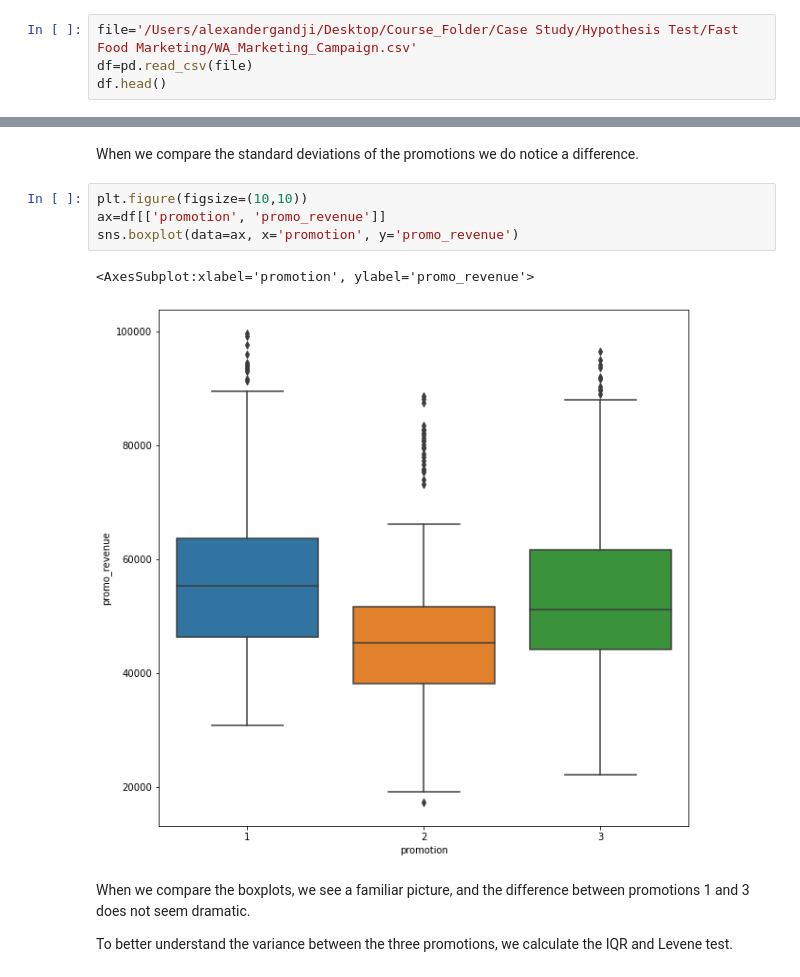
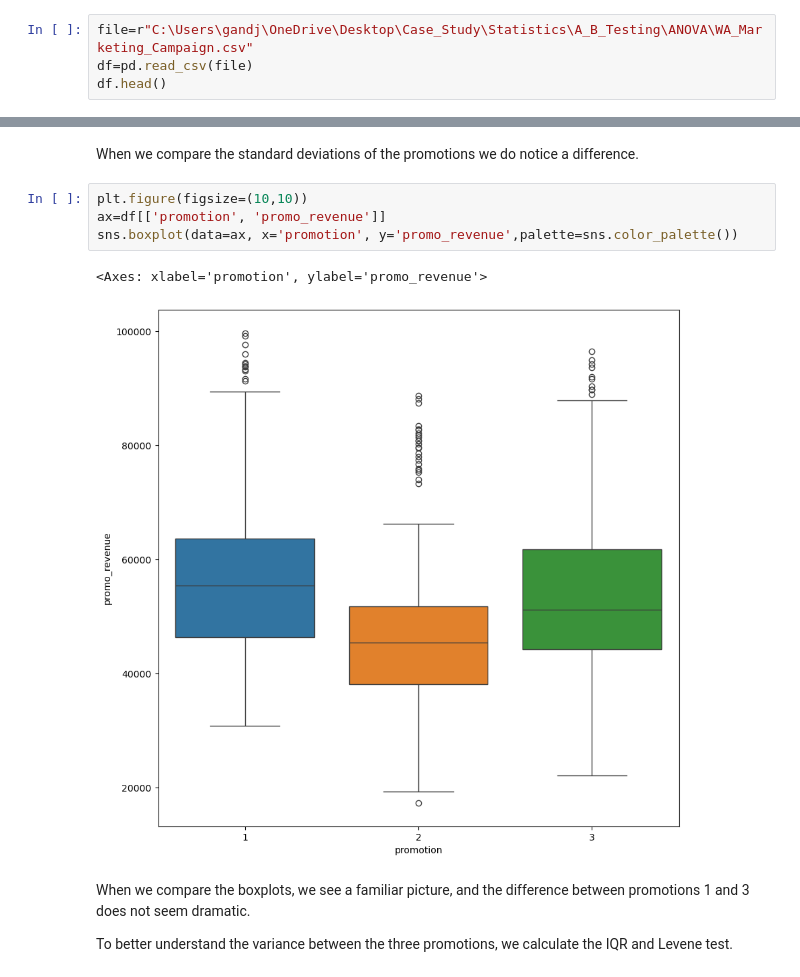
Before and after one commit to Gandji94/A-B_test, a Jupyter notebook: Fast Food Marketing Campaign A_B test/Python/Fast Food Marketing Campaign AB Test.ipynb, the cells around one changed output, grey strips where cells are left out. Saved outputs shown, nothing was run; the diff lists cells and outputs as text.

```diff
--- a/Fast Food Marketing Campaign A_B test/Python/Fast Food Marketing Campaign AB Test.ipynb
+++ b/Fast Food Marketing Campaign A_B test/Python/Fast Food Marketing Campaign AB Test.ipynb
@@ -17,7 +17,7 @@ The new items are introduced in randomly selected markets and locations. Each lo
 # %% [markdown]
 # Data Cleaning
 # %%
-file='/Users/alexandergandji/Desktop/Course_Folder/Case Study/Hypothesis Test/Fast Food Marketing/WA_Marketing_Campaign.csv'
+file=r"C:\Users\gandj\OneDrive\Desktop\Case_Study\Statistics\A_B_Testing\ANOVA\WA_Marketing_Campaign.csv"
 df=pd.read_csv(file)
 df.head()
 # %% [output]
@@ -242,10 +243,10 @@ When we compare the standard deviations of the promotions we do notice a differe
 # %%
 plt.figure(figsize=(10,10))
 ax=df[['promotion', 'promo_revenue']]
-sns.boxplot(data=ax, x='promotion', y='promo_revenue')
+sns.boxplot(data=ax, x='promotion', y='promo_revenue',palette=sns.color_palette())
 # %% [output]
-<AxesSubplot:xlabel='promotion', ylabel='promo_revenue'>
+<Axes: xlabel='promotion', ylabel='promo_revenue'>
-[figure, old version]
+[figure, new version]
 # %% [markdown]
 When we compare the boxplots, we see a familiar picture, and the difference between promotions 1 and 3 does not seem dramatic.
 
```
Also changed, not shown: parts of 99 cells of this notebook.
